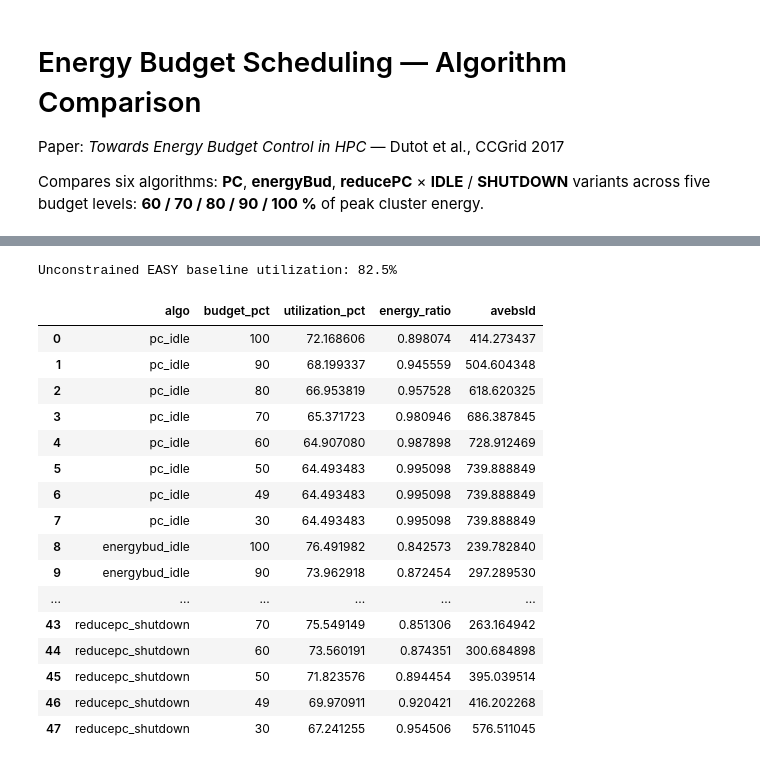
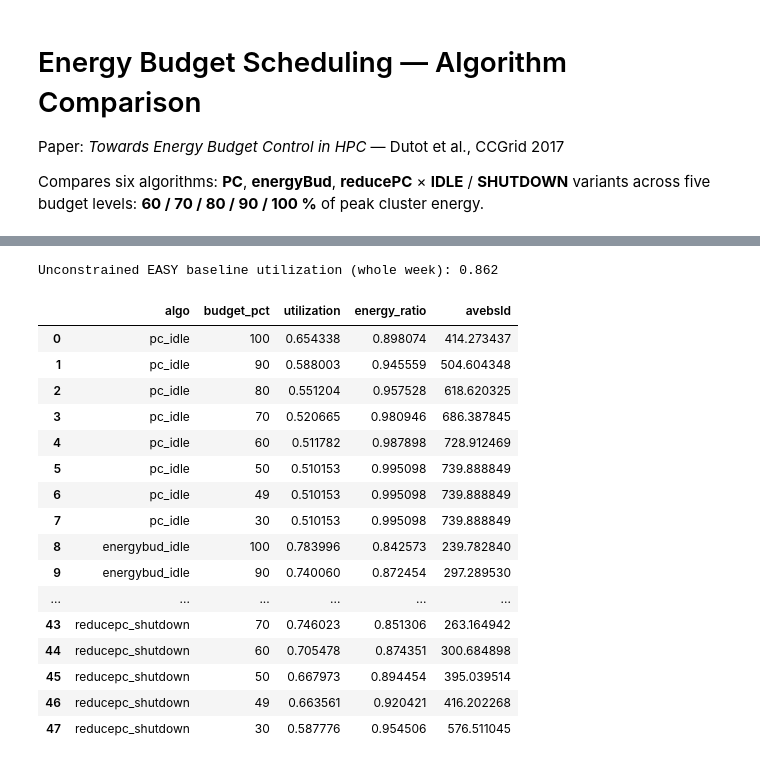
Before and after one commit to SNJack0911/Energy-Budget-Control-Scheduling, a Jupyter notebook: analysis.ipynb, the cells around one changed output, grey strips where cells are left out. Cells and saved outputs as stored; diff of their text form; code cells hidden in the pictures.

```diff
--- a/analysis.ipynb
+++ b/analysis.ipynb
@@ -93,67 +85,76 @@ easy baseline: 10 run(s)
 # %%
+T_WEEK = 604800  # 7 days in seconds
+
 def total_energy_j(energy_df):
     """Total energy consumed during the full simulation (last cumulative value)."""
     return energy_df['energy'].iloc[-1]
 
 def metrics_for_run(jobs, schedule, energy):
-    ran      = jobs[jobs['starting_time'] >= 0]
-    makespan = schedule['makespan'].iloc[0]
+    # Jobs that started before the end of the week — paper ignores jobs
+    # scheduled after the end of the week for time-period measures.
+    ran_all  = jobs[jobs['starting_time'] >= 0]
+    ran_week = ran_all[ran_all['starting_time'] < T_WEEK]
     N        = schedule['nb_computing_machines'].iloc[0]
 
+    # Utilization: mean fraction of cluster compute-resources busy over the
+    # full 7-day week. Job intervals are clipped to [0, T_WEEK].
+    start       = ran_week['starting_time']
+    end         = (start + ran_week['execution_time']).clip(upper=T_WEEK)
+    busy_time   = (end - start).clip(lower=0)
     utilization = (
-        (ran['requested_number_of_resources'] * ran['execution_time']).sum()
-        / (makespan * N)
-    ) if makespan > 0 and N > 0 else float('nan')
+        (ran_week['requested_number_of_resources'] * busy_time).sum()
+        / (N * T_WEEK)
+    ) if N > 0 else float('nan')
 
-    if ran.empty:
+    # AVEbsld: over all jobs of the trace (paper counts all of them).
+    if ran_all.empty:
         avebsld = float('nan')
     else:
-        wait    = ran['waiting_time']
-        exe     = ran['execution_time']
+        wait    = ran_all['waiting_time']
+        exe     = ran_all['execution_time']
         avebsld = ((wait + exe) / exe.clip(lower=TAU)).clip(lower=1.0).mean()
 
     return dict(utilization=utilization, avebsld=avebsld,
                 energy_j=total_energy_j(energy))
 
 # Build summary: one row per (algo, budget_pct), averaged across workloads
 rows = []
 for algo in ALGORITHMS:
     for pct in BUDGETS:
         run_metrics = [metrics_for_run(j, s, e) for j, s, e in results[algo][pct]]
         if not run_metrics:
             continue
         agg = pd.DataFrame(run_metrics).mean()
         agg['algo']       = algo
         agg['budget_pct'] = pct
         rows.append(agg)
 
 summary = pd.DataFrame(rows)
-summary['utilization_pct'] = summary['utilization'] * 100
-summary['energy_ratio']    = summary['energy_j'] / PEAK_ENERGY_J
+summary['energy_ratio'] = summary['energy_j'] / PEAK_ENERGY_J
 
-# Baseline: mean unconstrained EASY utilization across all 10 workloads
-baseline_metrics = [metrics_for_run(j, s, e) for j, s, e in baseline]
-baseline_util    = pd.DataFrame(baseline_metrics)['utilization'].mean() * 100
-print(f"Unconstrained EASY baseline utilization: {baseline_util:.1f}%")
+# Baseline: unconstrained EASY backfilling utilization over the whole week.
+baseline_metrics  = [metrics_for_run(j, s, e) for j, s, e in baseline]
+baseline_util_raw = pd.DataFrame(baseline_metrics)['utilization'].mean()
+print(f"Unconstrained EASY baseline utilization (whole week): {baseline_util_raw:.3f}")
 
-summary[['algo', 'budget_pct', 'utilization_pct', 'energy_ratio', 'avebsld']]
+summary[['algo', 'budget_pct', 'utilization', 'energy_ratio', 'avebsld']]
 # %% [output]
-Unconstrained EASY baseline utilization: 82.5%
+Unconstrained EASY baseline utilization (whole week): 0.862
-|  | algo | budget_pct | utilization_pct | energy_ratio | avebsld |
-| 0 | pc_idle | 100 | 72.168606 | 0.898074 | 414.273437 |
-| 1 | pc_idle | 90 | 68.199337 | 0.945559 | 504.604348 |
-| 2 | pc_idle | 80 | 66.953819 | 0.957528 | 618.620325 |
-| 3 | pc_idle | 70 | 65.371723 | 0.980946 | 686.387845 |
-| 4 | pc_idle | 60 | 64.907080 | 0.987898 | 728.912469 |
-| 5 | pc_idle | 50 | 64.493483 | 0.995098 | 739.888849 |
-| 6 | pc_idle | 49 | 64.493483 | 0.995098 | 739.888849 |
-| 7 | pc_idle | 30 | 64.493483 | 0.995098 | 739.888849 |
-| 8 | energybud_idle | 100 | 76.491982 | 0.842573 | 239.782840 |
-| 9 | energybud_idle | 90 | 73.962918 | 0.872454 | 297.289530 |
+|  | algo | budget_pct | utilization | energy_ratio | avebsld |
+| 0 | pc_idle | 100 | 0.654338 | 0.898074 | 414.273437 |
+| 1 | pc_idle | 90 | 0.588003 | 0.945559 | 504.604348 |
+| 2 | pc_idle | 80 | 0.551204 | 0.957528 | 618.620325 |
+| 3 | pc_idle | 70 | 0.520665 | 0.980946 | 686.387845 |
+| 4 | pc_idle | 60 | 0.511782 | 0.987898 | 728.912469 |
+| 5 | pc_idle | 50 | 0.510153 | 0.995098 | 739.888849 |
+| 6 | pc_idle | 49 | 0.510153 | 0.995098 | 739.888849 |
+| 7 | pc_idle | 30 | 0.510153 | 0.995098 | 739.888849 |
+| 8 | energybud_idle | 100 | 0.783996 | 0.842573 | 239.782840 |
+| 9 | energybud_idle | 90 | 0.740060 | 0.872454 | 297.289530 |
 | ... | ... | ... | ... | ... | ... |
-| 43 | reducepc_shutdown | 70 | 75.549149 | 0.851306 | 263.164942 |
-| 44 | reducepc_shutdown | 60 | 73.560191 | 0.874351 | 300.684898 |
-| 45 | reducepc_shutdown | 50 | 71.823576 | 0.894454 | 395.039514 |
-| 46 | reducepc_shutdown | 49 | 69.970911 | 0.920421 | 416.202268 |
-| 47 | reducepc_shutdown | 30 | 67.241255 | 0.954506 | 576.511045 |
+| 43 | reducepc_shutdown | 70 | 0.746023 | 0.851306 | 263.164942 |
+| 44 | reducepc_shutdown | 60 | 0.705478 | 0.874351 | 300.684898 |
+| 45 | reducepc_shutdown | 50 | 0.667973 | 0.894454 | 395.039514 |
+| 46 | reducepc_shutdown | 49 | 0.663561 | 0.920421 | 416.202268 |
+| 47 | reducepc_shutdown | 30 | 0.587776 | 0.954506 | 576.511045 |
 # %%
```
Also changed, not shown: parts of 2 cells of this notebook.
